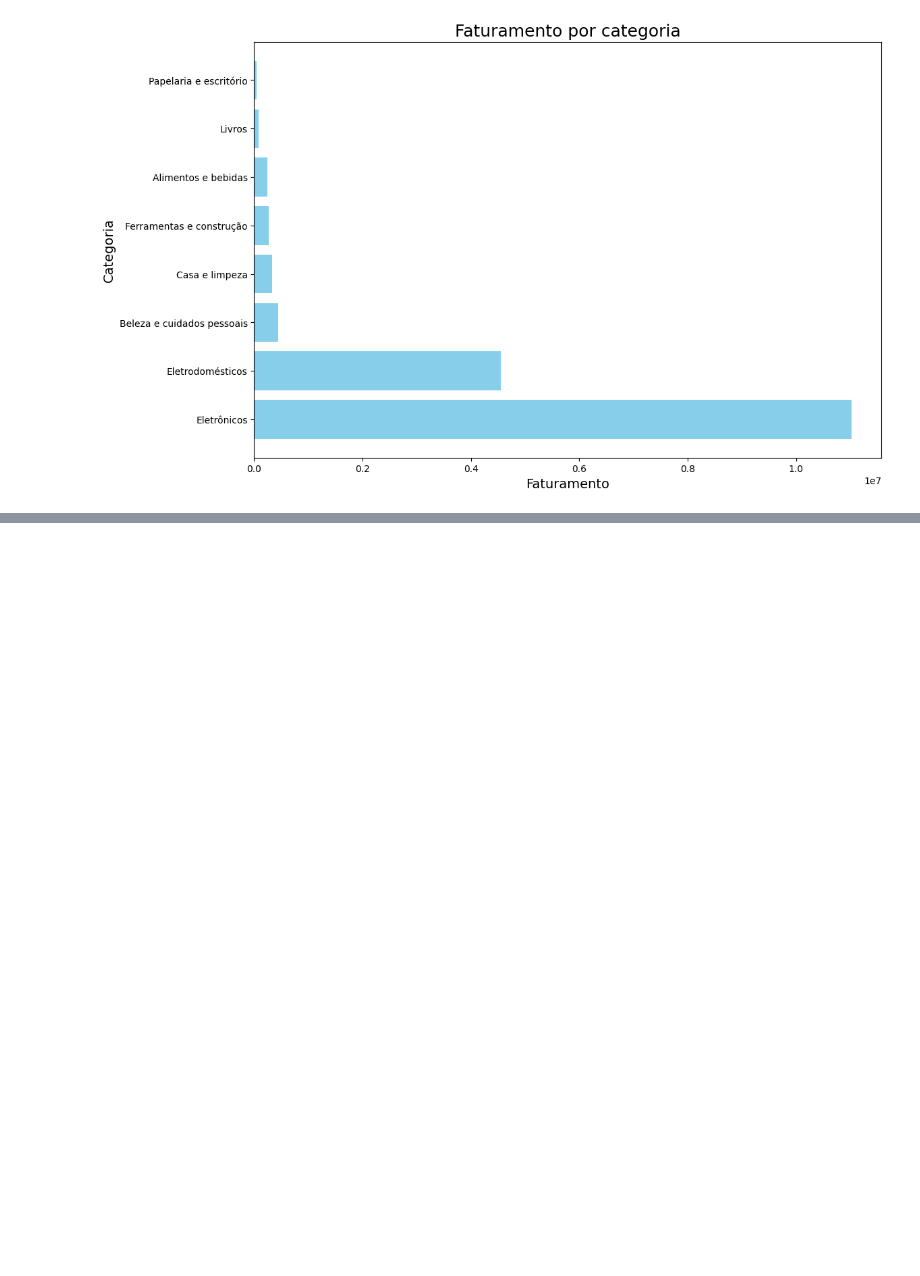
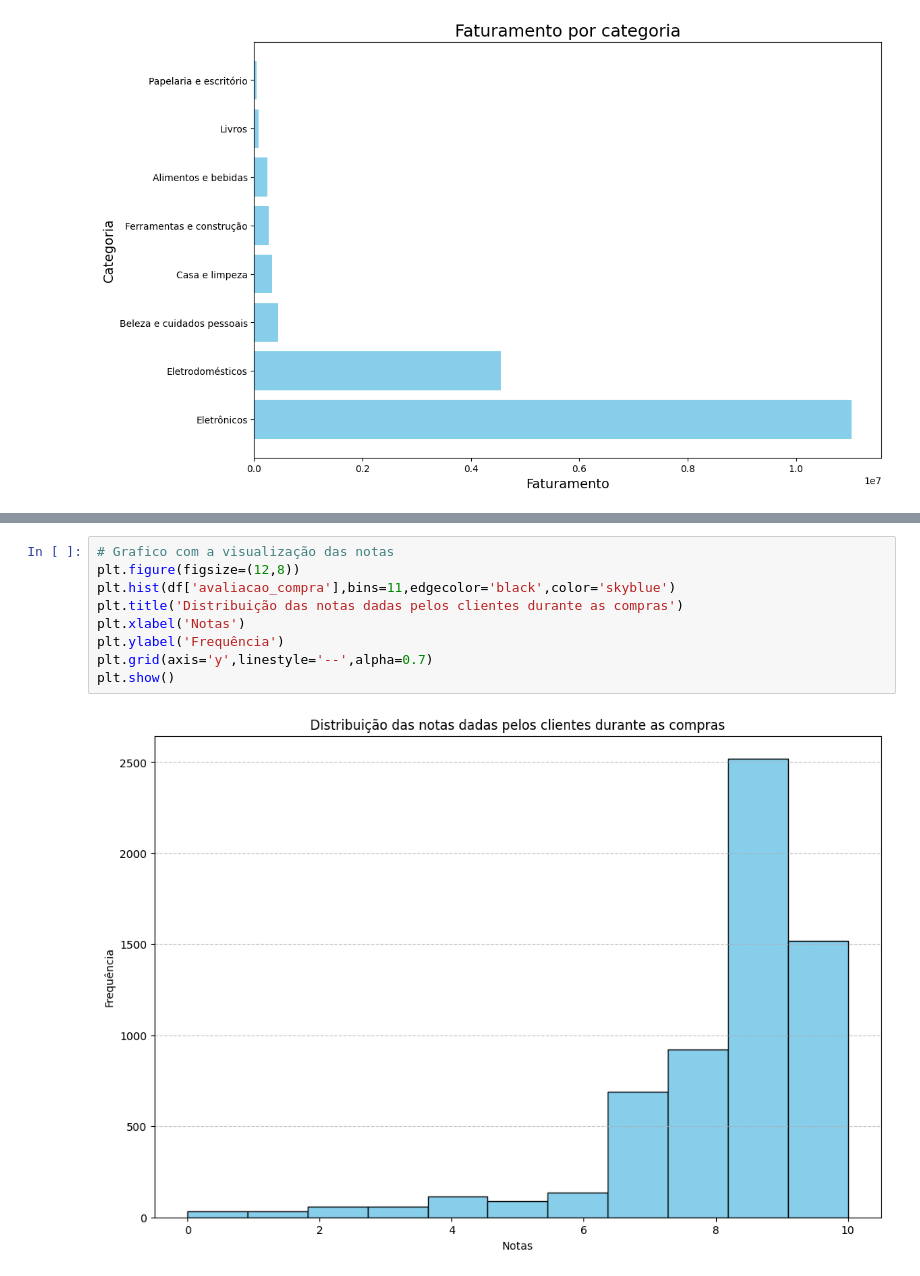
Before and after one commit to danielvieira95/Intelig-ncia-Artificial-e-Big-Data--2-2024, a Jupyter notebook: TurmaB/Aula10/codigo.ipynb, the cells around one changed output, grey strips where cells are left out. Saved outputs shown, nothing was run; the diff lists cells and outputs as text; blank space fills up the shorter version.

```diff
--- a/TurmaB/Aula10/codigo.ipynb
+++ b/TurmaB/Aula10/codigo.ipynb
@@ -367,0 +397,11 @@ plt.show()
+# %%
+# Grafico com a visualização das notas
+plt.figure(figsize=(12,8))
+plt.hist(df['avaliacao_compra'],bins=11,edgecolor='black',color='skyblue')
+plt.title('Distribuição das notas dadas pelos clientes durante as compras')
+plt.xlabel('Notas')
+plt.ylabel('Frequência')
+plt.grid(axis='y',linestyle='--',alpha=0.7)
+plt.show()
+# %% [output]
+[figure, added]
```
Also changed, not shown: parts of 3 cells of this notebook.
